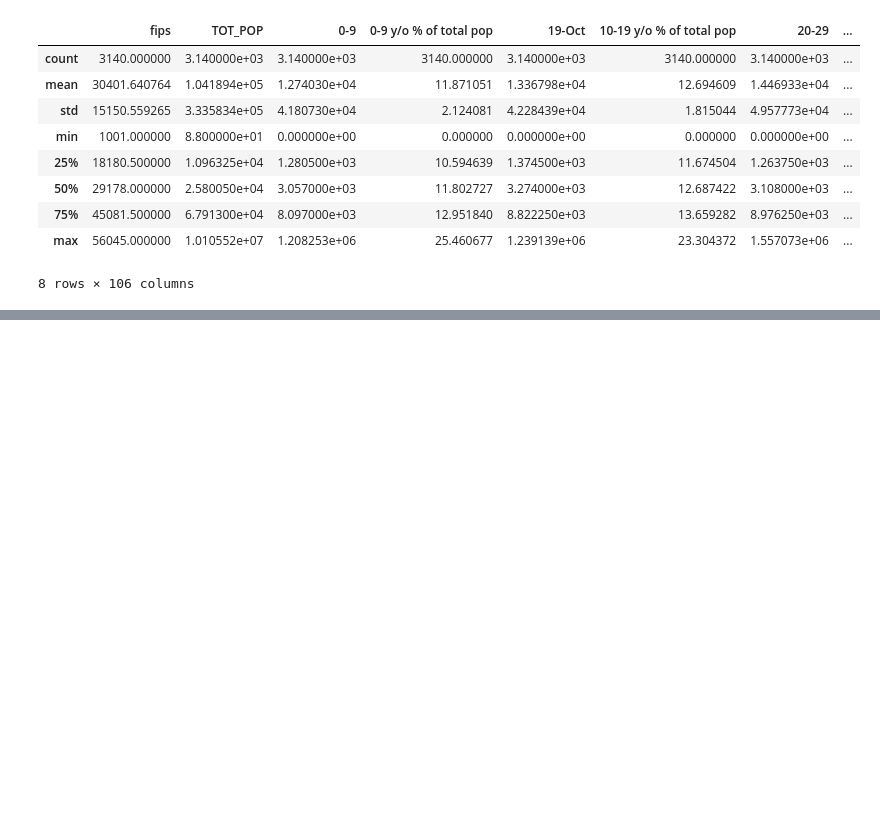
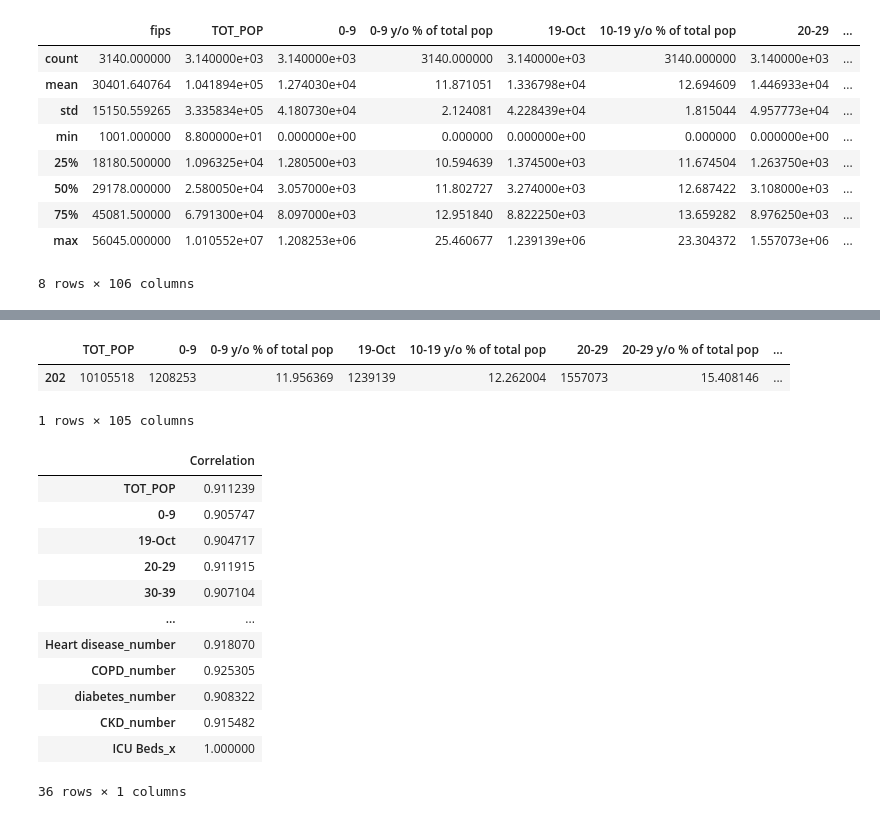
Before and after one commit to easyundercover/regularized-linear-regression, a Jupyter notebook: src/explore.ipynb, the cells around one changed output, grey strips where cells are left out. Saved outputs shown, nothing was run; the diff lists cells and outputs as text; code cells hidden in the pictures; blank space fills up the shorter version.

```diff
--- a/src/explore.ipynb
+++ b/src/explore.ipynb
@@ -86,0 +122,26 @@ df_train = pd.concat((X_train, y_train), axis=1)
+# %%
+df[df['ICU Beds_x'] > 2000]
+#Trying to determine if 2126 is a normal number of ICU beds even though its high
+# %% [output]
+|  | TOT_POP | 0-9 | 0-9 y/o % of total pop | 19-Oct | 10-19 y/o % of total pop | 20-29 | 20-29 y/o % of total pop | ... |
+| 202 | 10105518 | 1208253 | 11.956369 | 1239139 | 12.262004 | 1557073 | 15.408146 | ... |
+1 rows × 105 columns
+# %%
+df_corr = pd.DataFrame(df_train.corrwith(df['ICU Beds_x'], axis = 0), columns = ['Correlation'])
+df_corr[abs(df_corr['Correlation']) > 0.5]
+#Trying to see correlations since there are too many variables to plot a correlation matrix
+#It seems that countries with more population have more beds (which makes sense)
+# %% [output]
+|  | Correlation |
+| TOT_POP | 0.911239 |
+| 0-9 | 0.905747 |
+| 19-Oct | 0.904717 |
+| 20-29 | 0.911915 |
+| 30-39 | 0.907104 |
+| ... | ... |
+| Heart disease_number | 0.918070 |
+| COPD_number | 0.925305 |
+| diabetes_number | 0.908322 |
+| CKD_number | 0.915482 |
+| ICU Beds_x | 1.000000 |
+36 rows × 1 columns
```
Also changed, not shown: parts of 8 cells of this notebook, 1 other file.
